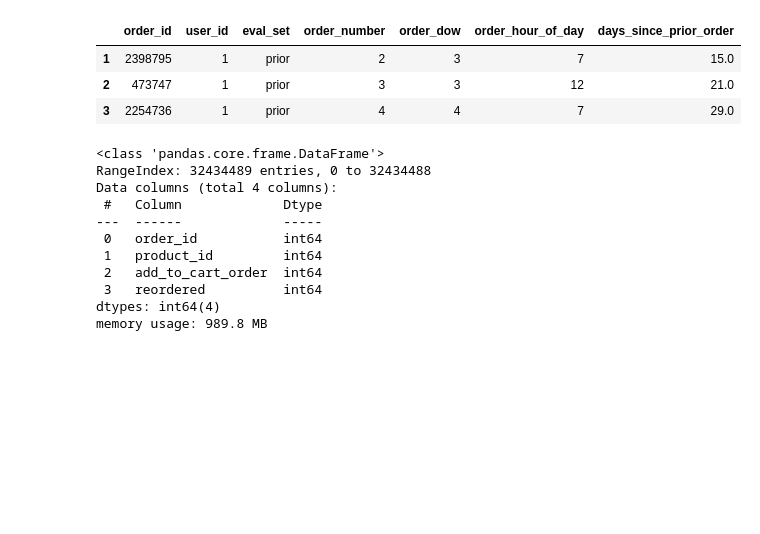
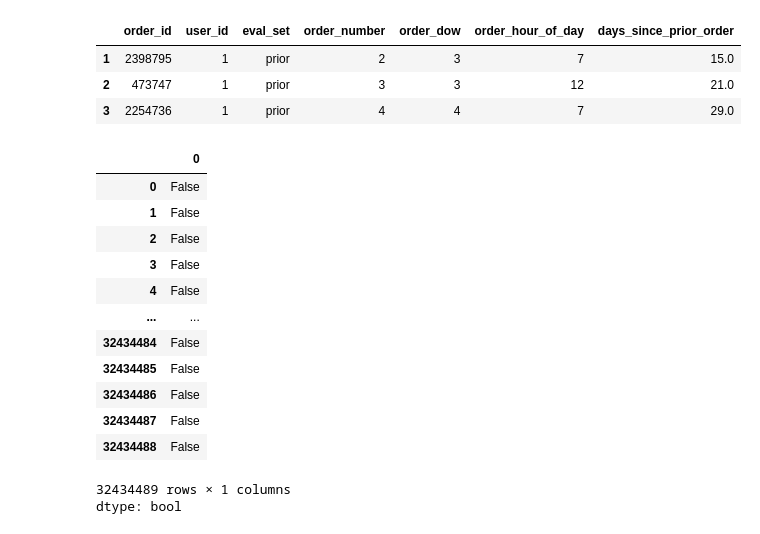
Before and after one commit to kithulovali/instacart-eda, a Jupyter notebook: notebooks/instacart-eda.ipynb, the cells around one changed output. Cells and saved outputs as stored; diff of their text form; code cells hidden in the pictures; blank space fills up the shorter version.

```diff
--- a/notebooks/instacart-eda.ipynb
+++ b/notebooks/instacart-eda.ipynb
@@ -236,17 +234,22 @@ orders.head(3)
 | 2 | 473747 | 1 | prior | 3 | 3 | 12 | 21.0 |
 | 3 | 2254736 | 1 | prior | 4 | 4 | 7 | 29.0 |
 # %%
-order_products__prior.info()
+
+order_products__prior.isnull().sum()
+order_products__prior.duplicated()
 # %% [output]
+|  | 0 |
+| 0 | False |
+| 1 | False |
+| 2 | False |
+| 3 | False |
+| 4 | False |
+| ... | ... |
+| 32434484 | False |
+| 32434485 | False |
+| 32434486 | False |
+| 32434487 | False |
+| 32434488 | False |
-<class 'pandas.core.frame.DataFrame'>
-RangeIndex: 32434489 entries, 0 to 32434488
-Data columns (total 4 columns):
- #   Column             Dtype
----  ------             -----
- 0   order_id           int64
- 1   product_id         int64
- 2   add_to_cart_order  int64
- 3   reordered          int64
-dtypes: int64(4)
-memory usage: 989.8 MB
+32434489 rows × 1 columns
+dtype: bool
 # %%
```
Also changed, not shown: parts of 5 cells of this notebook.
